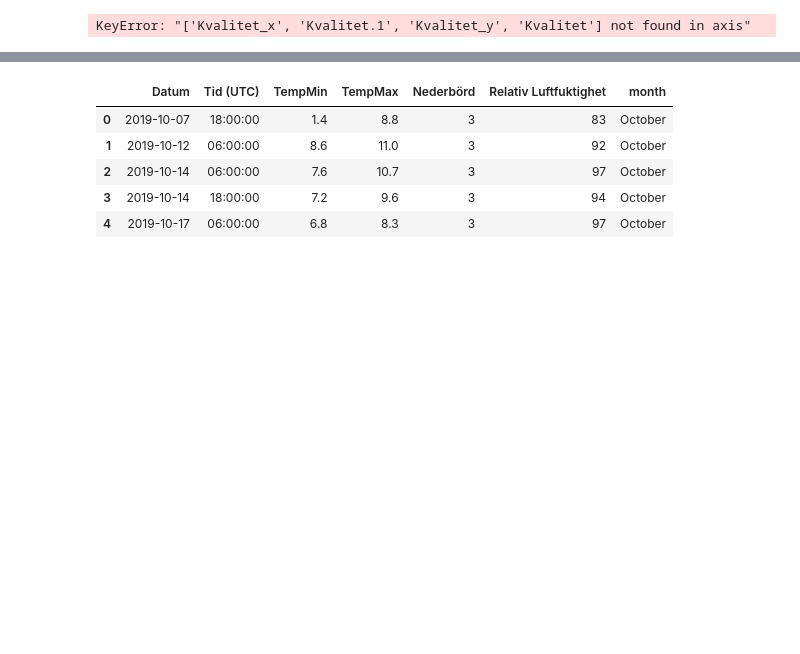
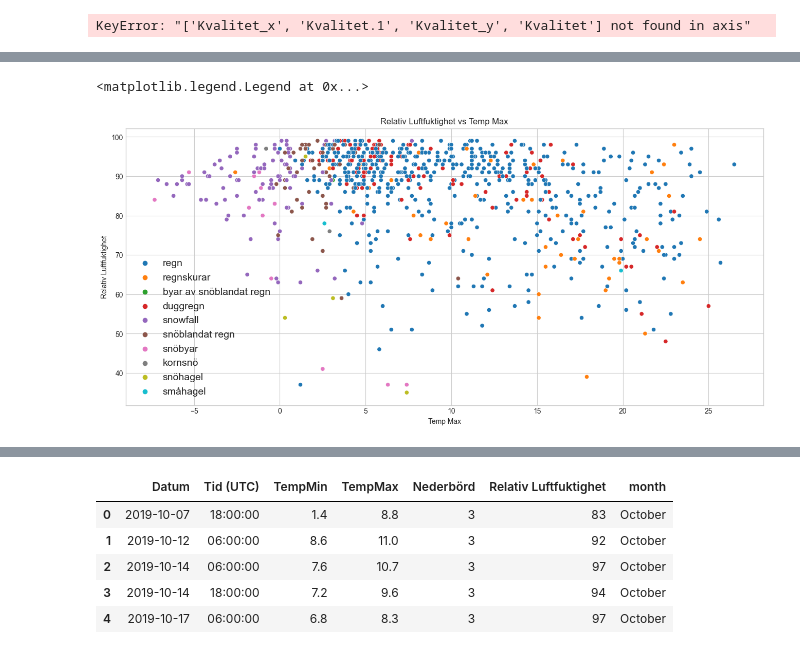
Before and after one commit to beatejosefina/data-project, a Jupyter notebook: Del2_Datahandling.ipynb, the cells around one changed output, grey strips where cells are left out. Drawn from its saved outputs; the diff is of its cells as text; code cells hidden in the pictures; blank space fills up the shorter version.

```diff
--- a/Del2_Datahandling.ipynb
+++ b/Del2_Datahandling.ipynb
@@ -216,0 +268,11 @@ Name: count, dtype: int64
+# %%
+## Scatter plot 2(Temp Max vs Luftfuktighet)
+sns.scatterplot(x='TempMax', y='Relativ Luftfuktighet', data=df, hue="Nederbörd")
+plt.title('Relativ Luftfuktighet vs Temp Max')
+plt.xlabel('Temp Max')
+plt.ylabel('Relativ Luftfuktighet')
+plt.legend(fontsize=14)
+# --> Linkande trend ses för TempMax Vs Luftfuktighet
+# %% [output]
+<matplotlib.legend.Legend at 0x...>
+[figure, added]
```
Also changed, not shown: parts of 19 cells of this notebook.
